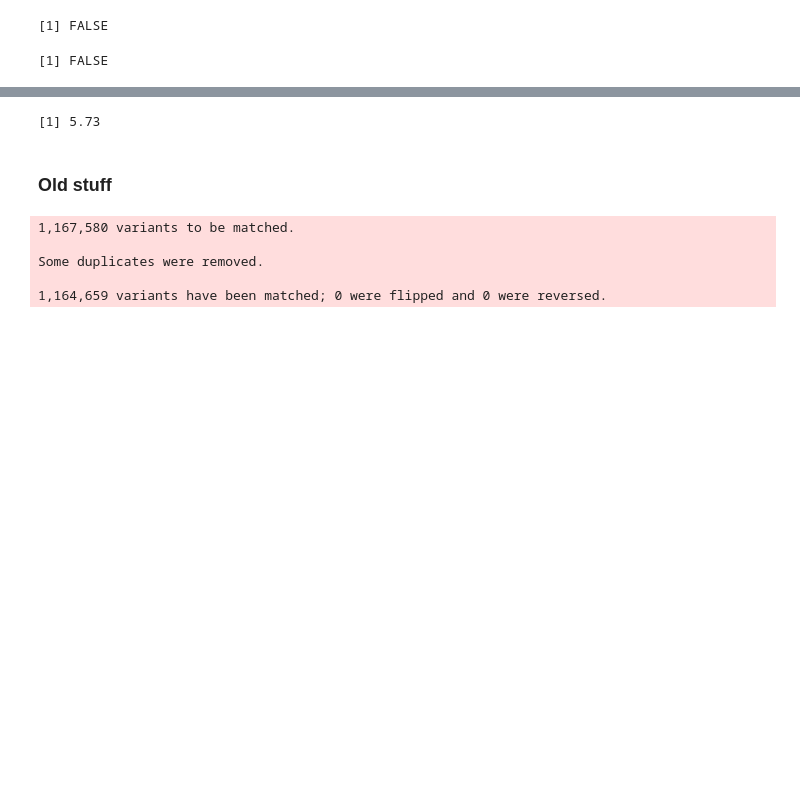
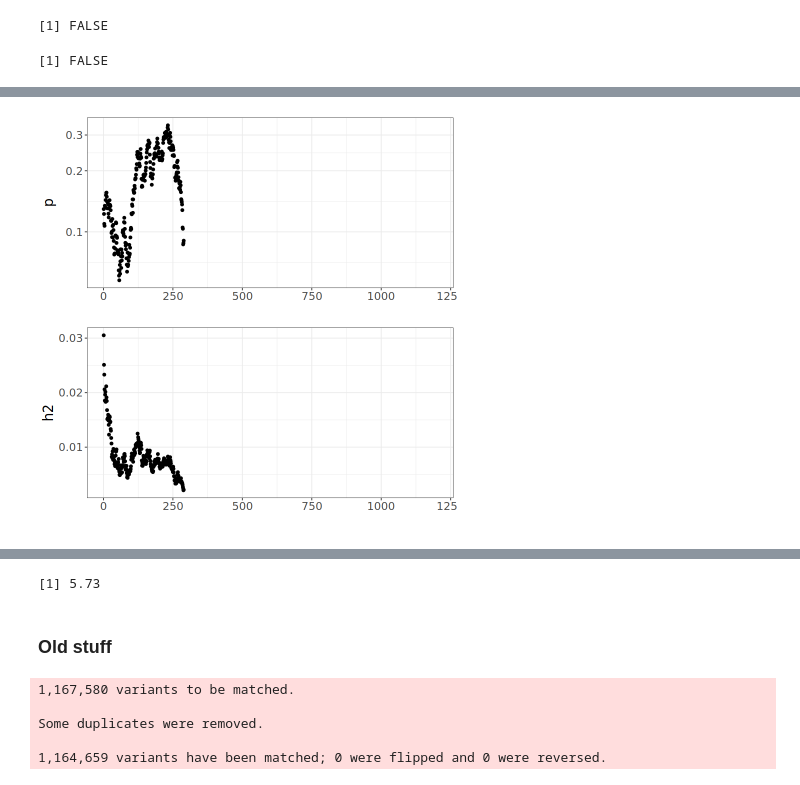
Before and after one commit to frhl/wes_ko_ukbb, a Jupyter notebook: notebooks/ld_matrix_ldpred.ipynb, the cells around one changed output, grey strips where cells are left out. Drawn from its saved outputs; the diff is of its cells as text; code cells hidden in the pictures; blank space fills up the shorter version.

Commit message:
Now have phasing figures ready

```diff
--- a/notebooks/ld_matrix_ldpred.ipynb
+++ b/notebooks/ld_matrix_ldpred.ipynb
@@ -147,0 +194,22 @@ beta_auto
+# %%
+auto <- multi_auto[[20]]
+# %%
+
+
+ # plot chains
+ auto <- multi_auto[[4]]
+ p <- plot_grid(
+    qplot(y = auto$path_p_est) +
+      theme_bigstatsr() +
+      geom_hline(yintercept = auto$p_est, col = "blue") +
+      scale_y_log10() +
+      labs(y = "p"),
+    qplot(y = auto$path_h2_est) +
+      theme_bigstatsr() +
+      geom_hline(yintercept = auto$h2_est, col = "blue") +
+      labs(y = "h2"),
+    ncol = 1, align = "hv"
+  )
+
+p
+# %% [output]
@@ -147,0 +224 @@ beta_auto
+[figure, added]
```
Also changed, not shown: parts of 14 cells of this notebook, 4 other files.
